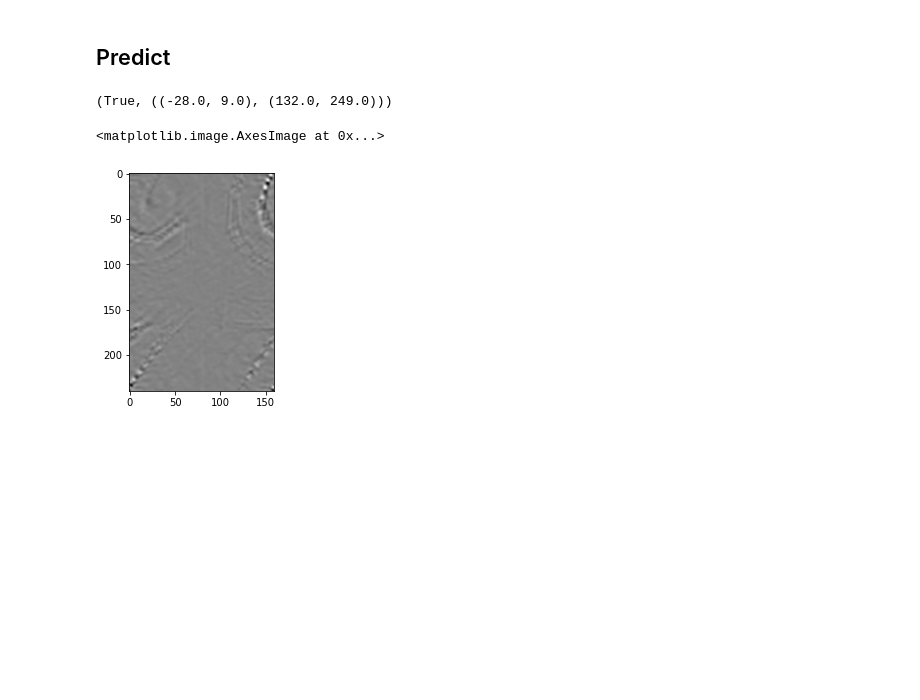
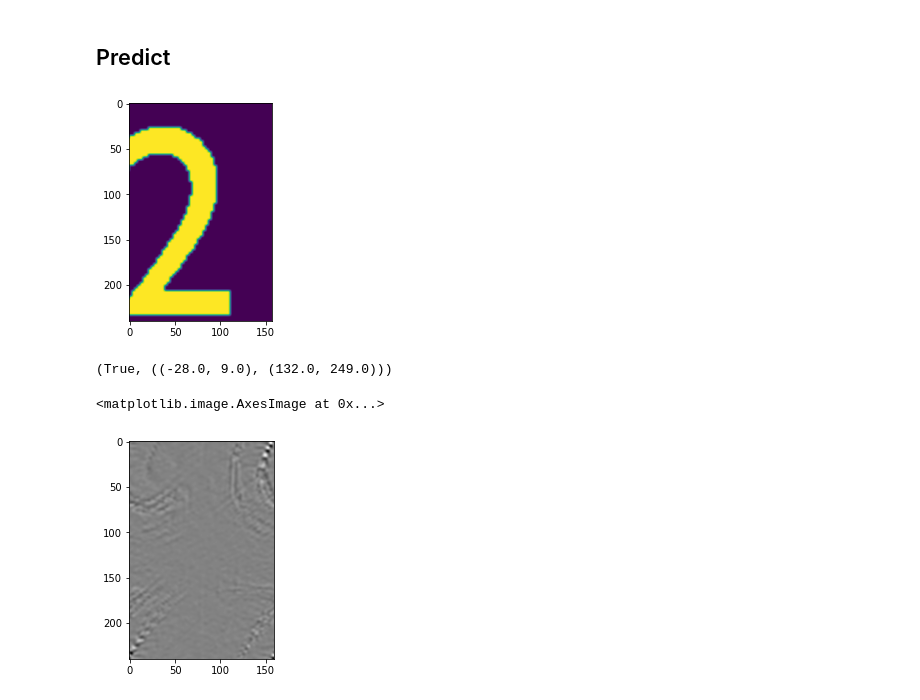
Before and after one commit to lleon95/NanoSciTracker-Python, a Jupyter notebook: src/testers/mosse_tester.ipynb, the cells around one changed output. Saved outputs shown, nothing was run; the diff lists cells and outputs as text; code cells hidden in the pictures; blank space fills up the shorter version.

```diff
--- a/src/testers/mosse_tester.ipynb
+++ b/src/testers/mosse_tester.ipynb
@@ -34,11 +35,13 @@ True
 # %%
 center = ((w)/2, (h)/2)
 window = cv.getRectSubPix(img, (w,h), center)
 translate_transform = np.array([[1., 0, -25.3], [0., 1., 10.]])
 transformed_win = cv.warpAffine(window, M=translate_transform, dsize=(int(w), int(h)))
-
+plt.imshow(transformed_win)
+plt.show()
 filter.predict(transformed_win, bbox)
 # %% [output]
+[figure, added]
 (True, ((-28.0, 9.0), (132.0, 249.0)))
 # %%
 H = filter.H
```
Also changed, not shown: parts of 2 cells of this notebook, 4 other files.
